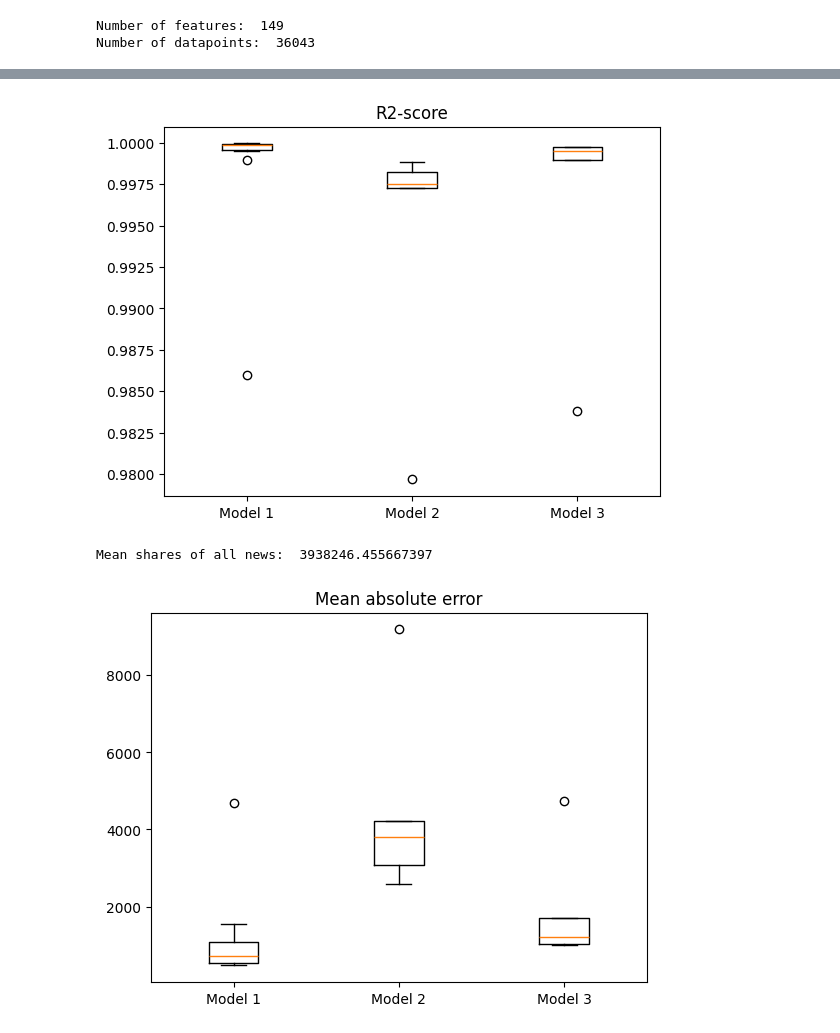
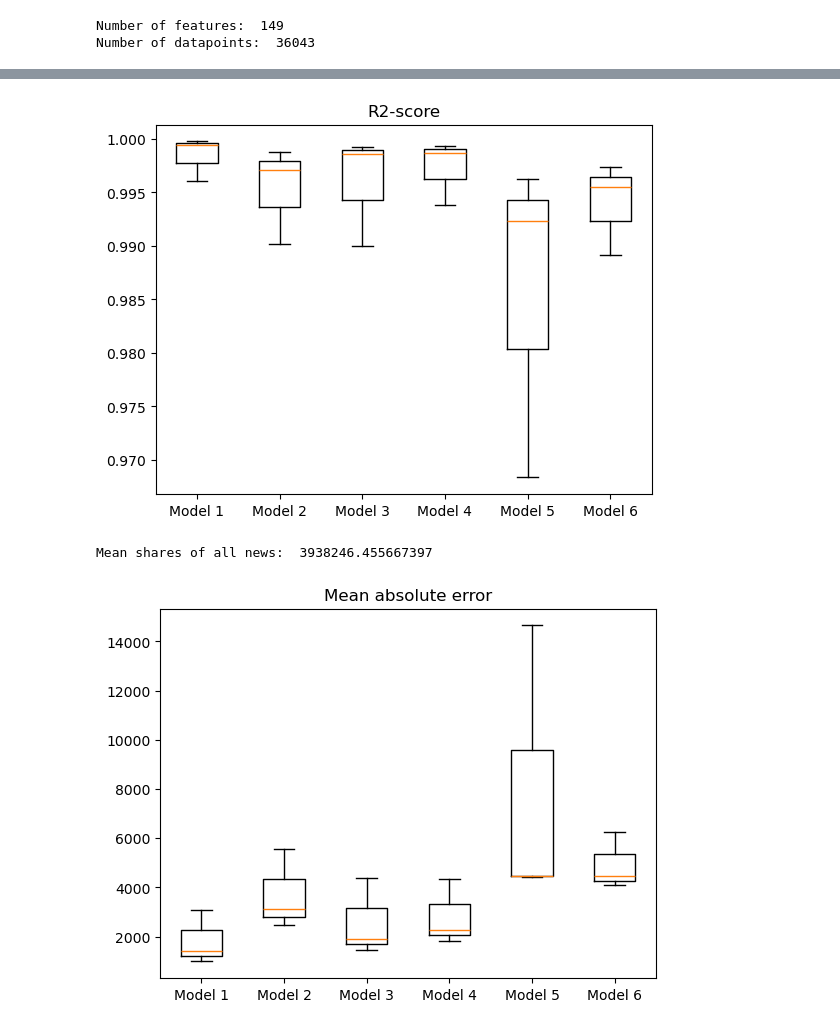
Before and after one commit to is222yw/batch-pit-normalization, a Jupyter notebook: Sprint8/Sprint8_waveEnergy.ipynb, the cells around one changed output, grey strips where cells are left out. Saved outputs shown, nothing was run; the diff lists cells and outputs as text; code cells hidden in the pictures.

```diff
--- a/Sprint8/Sprint8_waveEnergy.ipynb
+++ b/Sprint8/Sprint8_waveEnergy.ipynb
@@ -94,7 +93,7 @@ model1 = nn.Sequential(
 
 model1.to(device=device)
 
-r2Score1, MAE1 = train_model(model1, 10)
+r2Score1, MAE1 = train_model(model1, 3)
 plt.boxplot(r2Score1, labels=["Model 1"])
 plt.title("R2-score")
 plt.show()
@@ -119,7 +118,7 @@ model2 = nn.Sequential(
 
 model2.to(device=device)
 
-r2Score2, MAE2 = train_model(model2, 5)
+r2Score2, MAE2 = train_model(model2, 3)
 plt.boxplot(r2Score2, labels=["Model 2"])
 plt.title("R2-score")
 plt.show()
@@ -134,16 +133,16 @@ Mean of all shares:  3938246.455667397
 # %%
 model3 = nn.Sequential(
-    nn.Linear(data.shape[1]-1, 100),
-    BatchPitNorm1d(num_features=100, num_pit_samples=200, take_num_samples_when_full=0, dev=device),
+    nn.Linear(data.shape[1]-1, 30),
+    BatchPitNorm1d(num_features=30, num_pit_samples=200, take_num_samples_when_full=0, dev=device),
     nn.ReLU(),
-    nn.Linear(100, 50),
+    nn.Linear(30, 80),
     nn.ReLU(),
-    nn.Linear(50, 10),
+    nn.Linear(80, 10),
     nn.Sigmoid(),
     nn.Linear(10, 1))
 model3.to(device=device)
 
-r2Score3, MAE3 = train_model(model3, 5)
+r2Score3, MAE3 = train_model(model3, 3)
 plt.boxplot(r2Score3, labels=["Model 3"])
 plt.title("R2-score")
 plt.show()
@@ -157,0 +206,21 @@ Mean of all shares:  3938246.455667397
+# %%
+model6 = nn.Sequential(
+    nn.Linear(data.shape[1]-1, 30),
+    nn.BatchNorm1d(30),
+    nn.ReLU(),
+    nn.Linear(30, 80),
+    nn.ReLU(),
+    nn.Linear(80, 10),
+    BatchPitNorm1d(num_features=10, num_pit_samples=200, take_num_samples_when_full=0, dev=device),
+    nn.Sigmoid(),
+    nn.Linear(10, 1))
+model6.to(device=device)
+
+r2Score6, MAE6 = train_model(model6, 3)
+plt.boxplot(r2Score6, labels=["Model 6"])
+plt.title("R2-score")
+plt.show()
+print("Mean of all total energies: ", np.mean(data[:, -1]))
+plt.boxplot(MAE6, labels=["Model 6"])
+plt.title("Mean absolute error")
+plt.show()
@@ -158,12 +231,12 @@ Mean of all shares:  3938246.455667397
 # %%
-plt.boxplot([r2Score1, r2Score2, r2Score3], labels=["Model 1", "Model 2", "Model 3"])
+plt.boxplot([r2Score1, r2Score2, r2Score3, r2Score4, r2Score5, r2Score6], labels=["Model 1", "Model 2", "Model 3", "Model 4", "Model 5", "Model 6"])
 plt.title("R2-score")
 plt.show()
-print("Mean of all total energies: ", np.mean(data[:, -1]))
-plt.boxplot([MAE1, MAE2, MAE3], labels=["Model 1", "Model 2", "Model 3"])
+print("Mean shares of all news: ", np.mean(data[:, -1]))
+plt.boxplot([MAE1, MAE2, MAE3, MAE4, MAE5, MAE6], labels=["Model 1", "Model 2", "Model 3", "Model 4", "Model 5", "Model 6"])
 plt.title("Mean absolute error")
 plt.show()
 # %% [output]
-[figure, old version]
+[figure, new version]
 Mean shares of all news:  3938246.455667397
-[figure, old version]
+[figure, new version]
```
Also changed, not shown: parts of 12 cells of this notebook, 3 other files.
